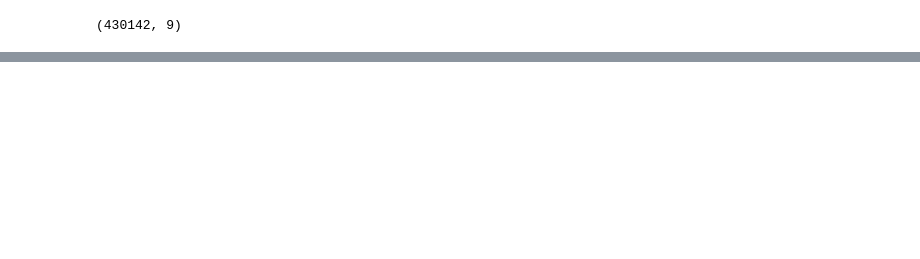
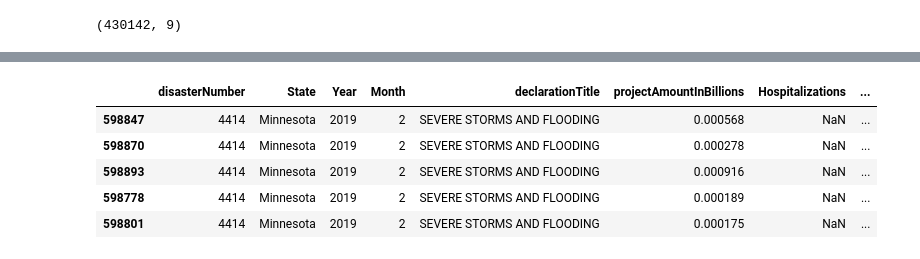
Before and after one commit to mikeszumski/Project_One_Repo, a Jupyter notebook: FEMADataAnalysis.ipynb, the cells around one changed output, grey strips where cells are left out. Cells and saved outputs as stored; diff of their text form; code cells hidden in the pictures; blank space fills up the shorter version.

```diff
--- a/FEMADataAnalysis.ipynb
+++ b/FEMADataAnalysis.ipynb
@@ -1004,0 +1016,9 @@ disasterSummaryAndFunding_DF.head(10)
+# %%
+finalDataset.sort_values(by='Deaths', ascending=False).head(5)
+# %% [output]
+|  | disasterNumber | State | Year | Month | declarationTitle | projectAmountInBillions | Hospitalizations | ... |
+| 598847 | 4414 | Minnesota | 2019 | 2 | SEVERE STORMS AND FLOODING | 0.000568 | NaN | ... |
+| 598870 | 4414 | Minnesota | 2019 | 2 | SEVERE STORMS AND FLOODING | 0.000278 | NaN | ... |
+| 598893 | 4414 | Minnesota | 2019 | 2 | SEVERE STORMS AND FLOODING | 0.000916 | NaN | ... |
+| 598778 | 4414 | Minnesota | 2019 | 2 | SEVERE STORMS AND FLOODING | 0.000189 | NaN | ... |
+| 598801 | 4414 | Minnesota | 2019 | 2 | SEVERE STORMS AND FLOODING | 0.000175 | NaN | ... |
```
Also changed, not shown: parts of 25 cells of this notebook.
